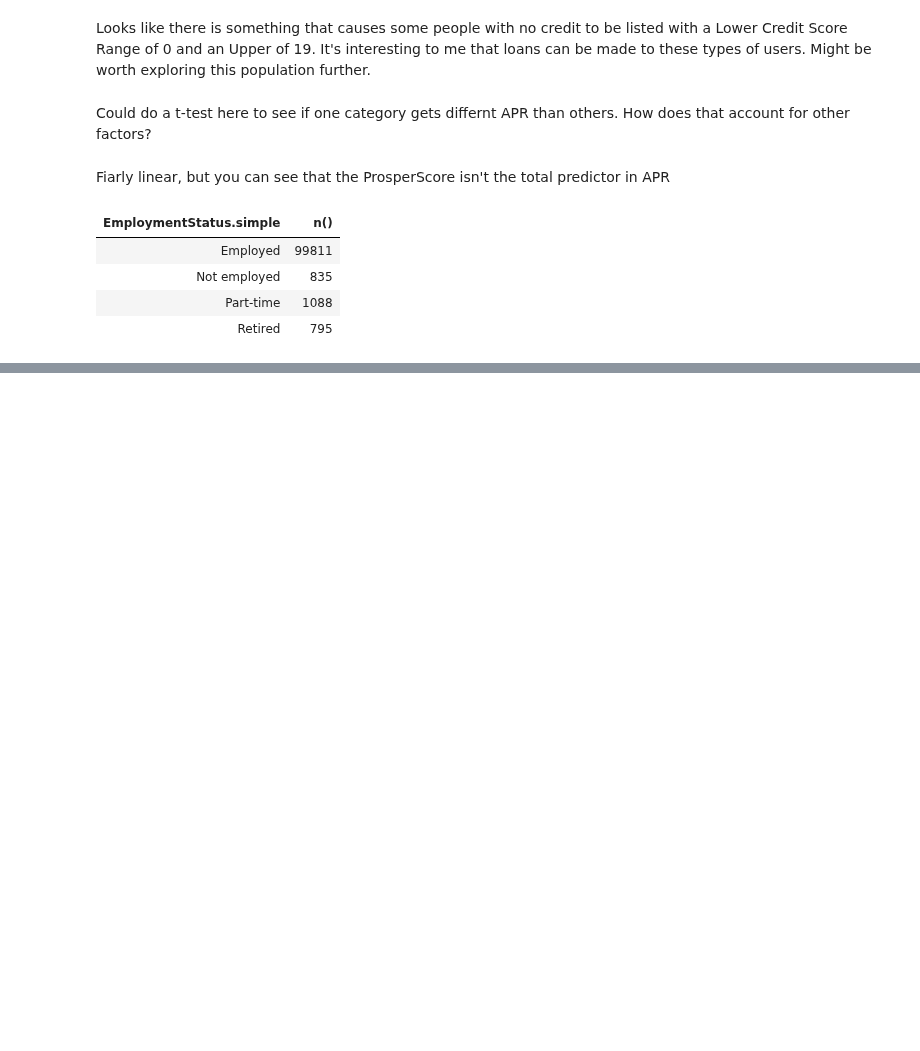
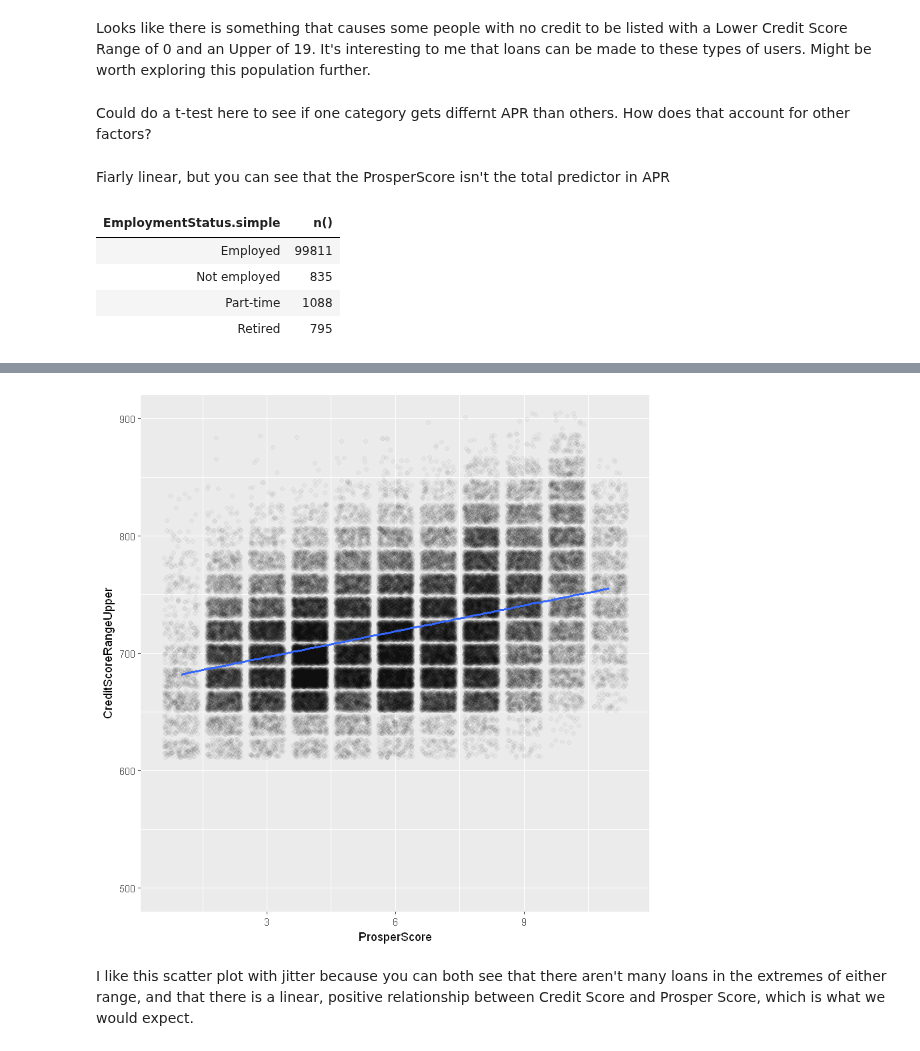
Before and after one commit to timdef/ProsperLoanEDA, a Jupyter notebook: BivariateExploration.ipynb, the cells around one changed output, grey strips where cells are left out. Cells and saved outputs as stored; diff of their text form; code cells hidden in the pictures; blank space fills up the shorter version.

Commit message:
Complete Prosper Score by Credit Score plot.

```diff
--- a/BivariateExploration.ipynb
+++ b/BivariateExploration.ipynb
@@ -242,0 +241,8 @@ summarise(n())
+# %%
+#ProsperScore vs Credit Range
+df %>%
+ggplot(aes(x = ProsperScore, y = CreditScoreRangeUpper)) +
+geom_jitter(alpha=.03) +
+geom_smooth(method="lm") +
+coord_cartesian(ylim = c(500, 900))
+# %% [output]
@@ -243,3 +252,6 @@ summarise(n())
+[figure, added]
+# %% [markdown]
+I like this scatter plot with jitter because you can both see that there aren't many loans in the extremes of either range, and that there is a linear, positive relationship between Credit Score and Prosper Score, which is what we would expect.
 # %%
 #Listing Category ----
 #Listing Category vs Borrower State
```
Also changed, not shown: parts of 3 cells of this notebook.
